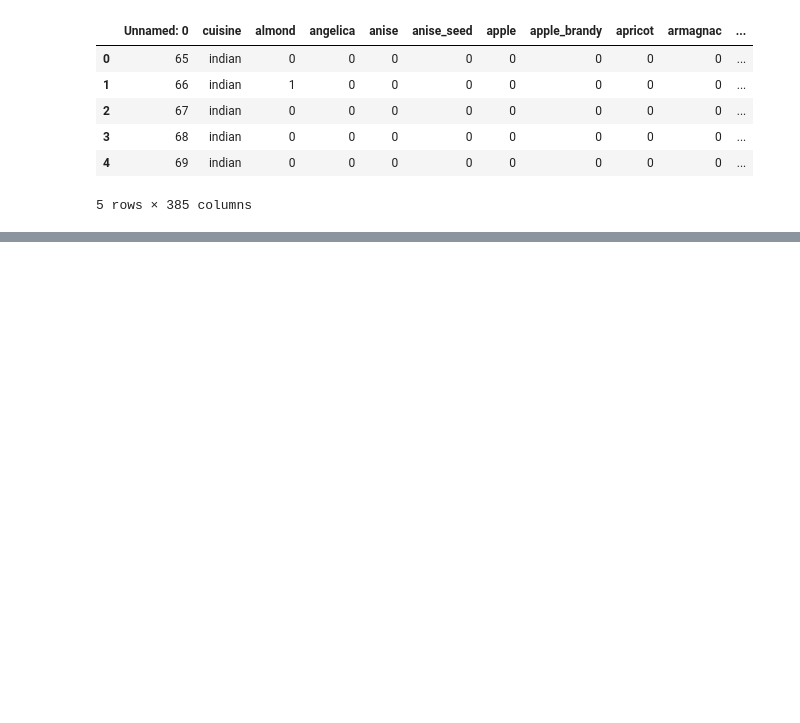
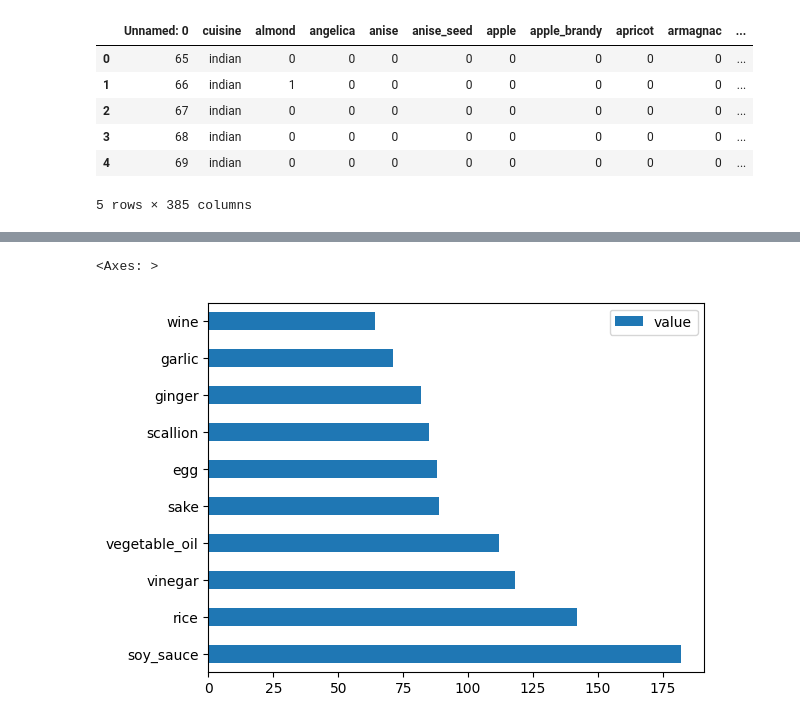
Before and after one commit to omnb/ML-For-Beginners, a Jupyter notebook: 4-Classification/1-Introduction/notebook.ipynb, the cells around one changed output, grey strips where cells are left out. Saved outputs shown, nothing was run; the diff lists cells and outputs as text; code cells hidden in the pictures; blank space fills up the shorter version.

```diff
--- a/4-Classification/1-Introduction/notebook.ipynb
+++ b/4-Classification/1-Introduction/notebook.ipynb
@@ -20,0 +34,12 @@ df.head()
+# %%
+thai_df = df[(df.cuisine == "thai")]
+japanese_df = df[(df.cuisine == "japanese")]
+chinese_df = df[(df.cuisine == "chinese")]
+indian_df = df[(df.cuisine == "indian")]
+korean_df = df[(df.cuisine == "korean")]
+
+print(f'thai df: {thai_df.shape}')
+print(f'japanese df: {japanese_df.shape}')
+print(f'chinese df: {chinese_df.shape}')
+print(f'indian df: {indian_df.shape}')
+print(f'korean df: {korean_df.shape}')
@@ -20,0 +52,7 @@ df.head()
+# %%
+def create_ingredient_df(df):
+    ingredient_df = df.T.drop(['cuisine','Unnamed: 0']).sum(axis=1).to_frame('value')
+    ingredient_df = ingredient_df[(ingredient_df.T != 0).any()]
+    ingredient_df = ingredient_df.sort_values(by='value', ascending=False,
+    inplace=False)
+    return ingredient_df
@@ -20,0 +70,6 @@ df.head()
+# %%
+japanese_ingredients_df = create_ingredient_df(japanese_df)
+japanese_ingredients_df.head(10).plot.barh()
+# %% [output]
+<Axes: >
+[figure, added]
```
Also changed, not shown: parts of 12 cells of this notebook, 1 other file.
